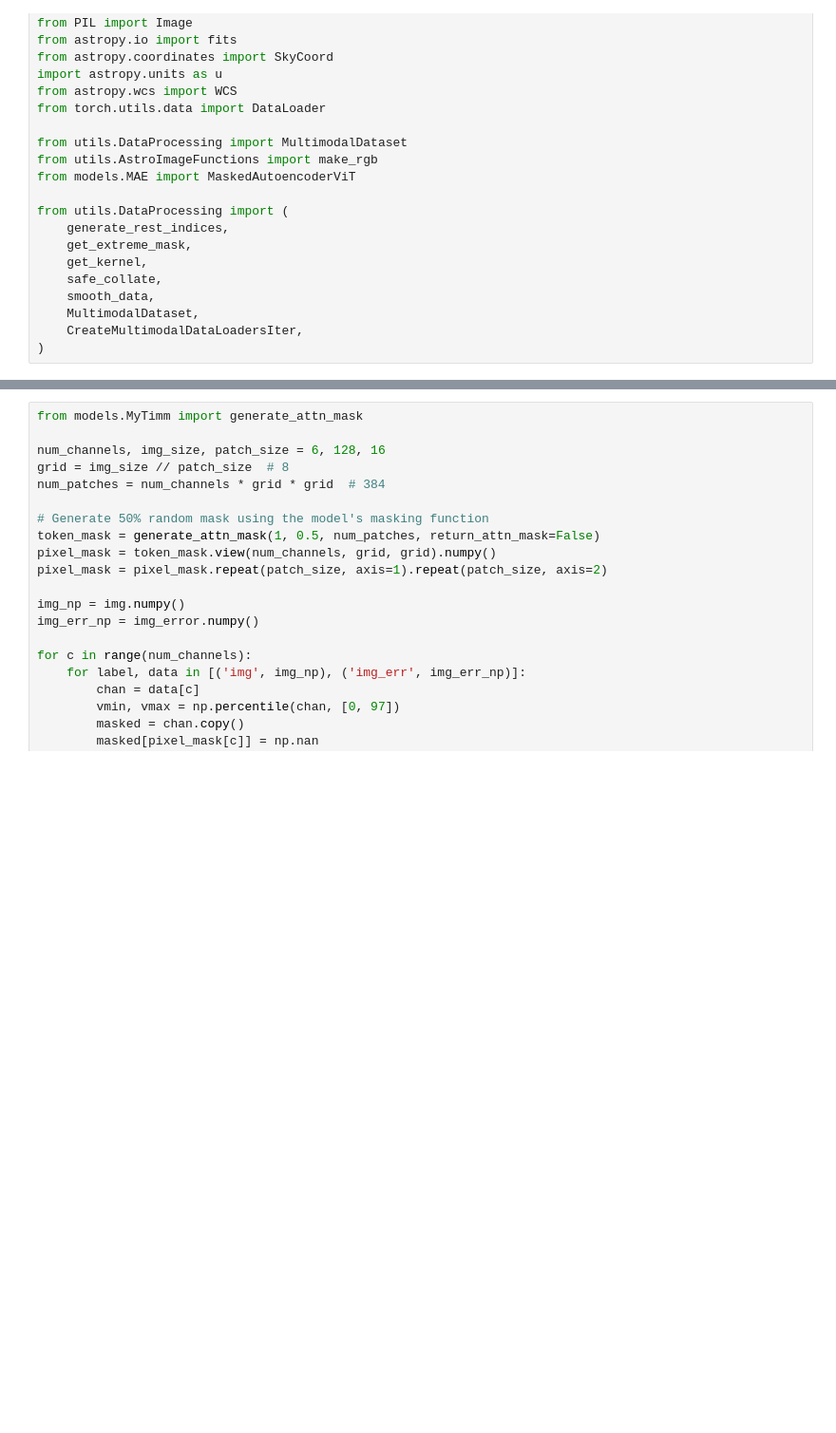
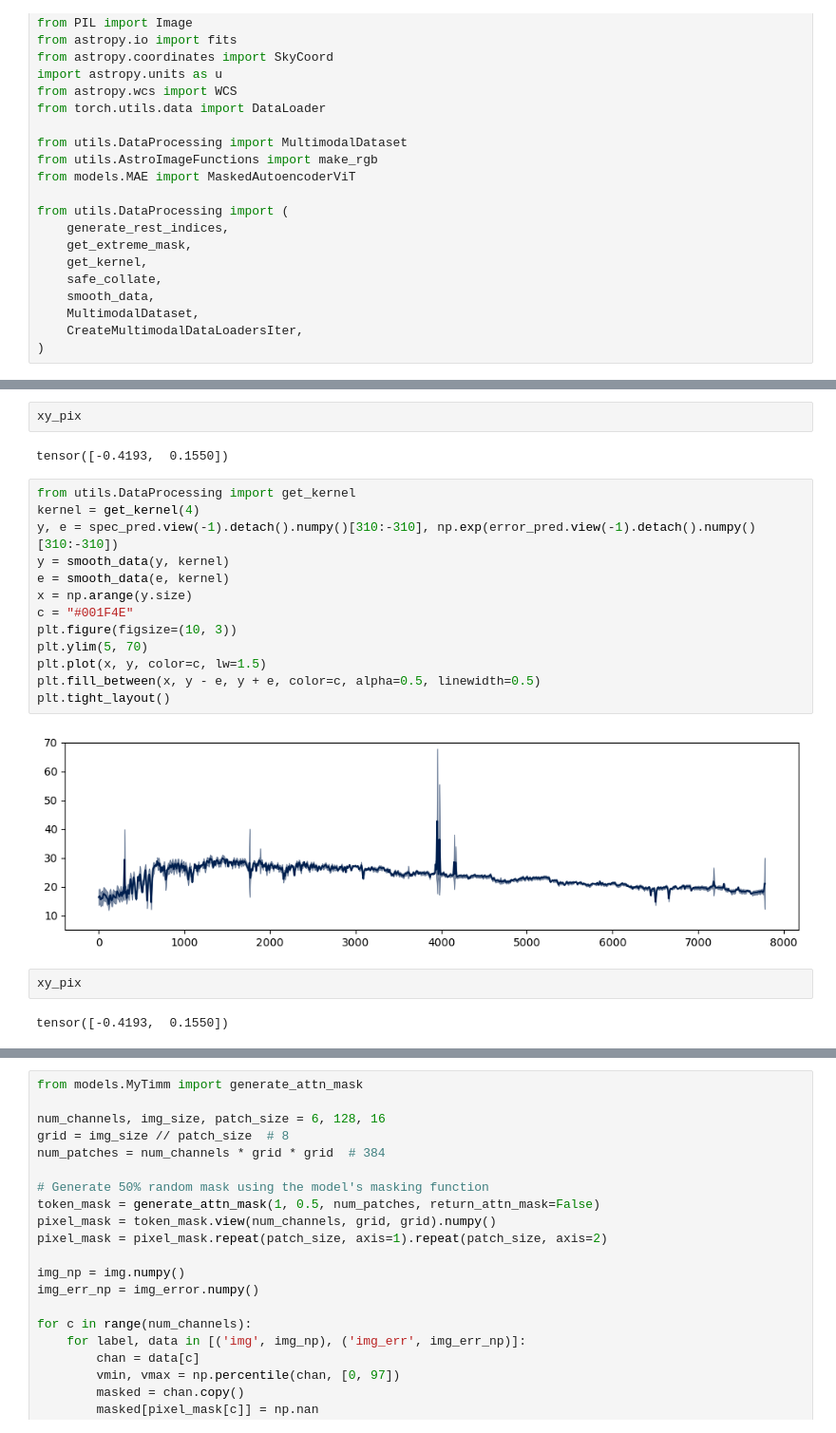
Before and after one commit to biprateep/MultiModal, a Jupyter notebook: notebooks/plots.ipynb, the cells around one changed output, grey strips where cells are left out. Shown at 95% size. Cells and saved outputs as stored; diff of their text form; blank space fills up the shorter version.

```diff
--- a/notebooks/plots.ipynb
+++ b/notebooks/plots.ipynb
@@ -95,0 +468,23 @@ z=0.0301, spec shape=torch.Size([7781]), img shape=torch.Size([6, 128, 128])
+# %%
+xy_pix
+# %% [output]
+tensor([-0.4193,  0.1550])
+# %%
+from utils.DataProcessing import get_kernel
+kernel = get_kernel(4)
+y, e = spec_pred.view(-1).detach().numpy()[310:-310], np.exp(error_pred.view(-1).detach().numpy()[310:-310])
+y = smooth_data(y, kernel)
+e = smooth_data(e, kernel)
+x = np.arange(y.size)
+c = "#001F4E"
+plt.figure(figsize=(10, 3))
+plt.ylim(5, 70)
+plt.plot(x, y, color=c, lw=1.5)
+plt.fill_between(x, y - e, y + e, color=c, alpha=0.5, linewidth=0.5)
+plt.tight_layout()
+# %% [output]
+[figure, added]
+# %%
+xy_pix
+# %% [output]
+tensor([-0.4193,  0.1550])
```
Also changed, not shown: parts of 7 cells of this notebook, 8 other files.
